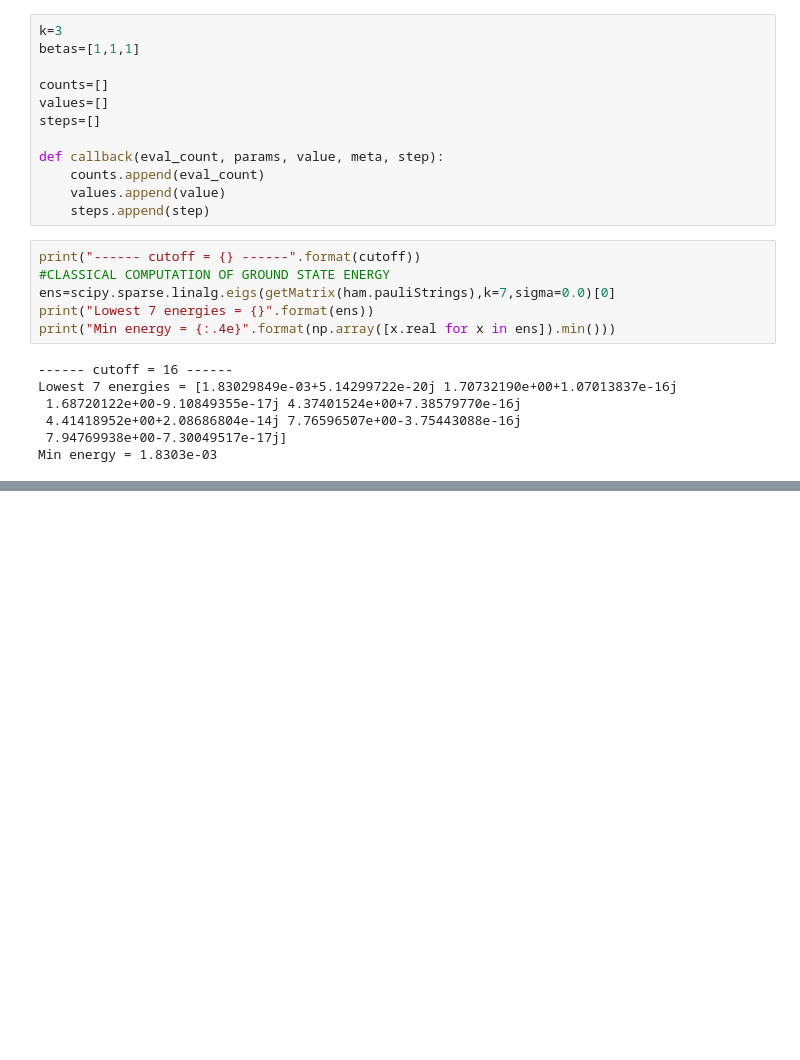
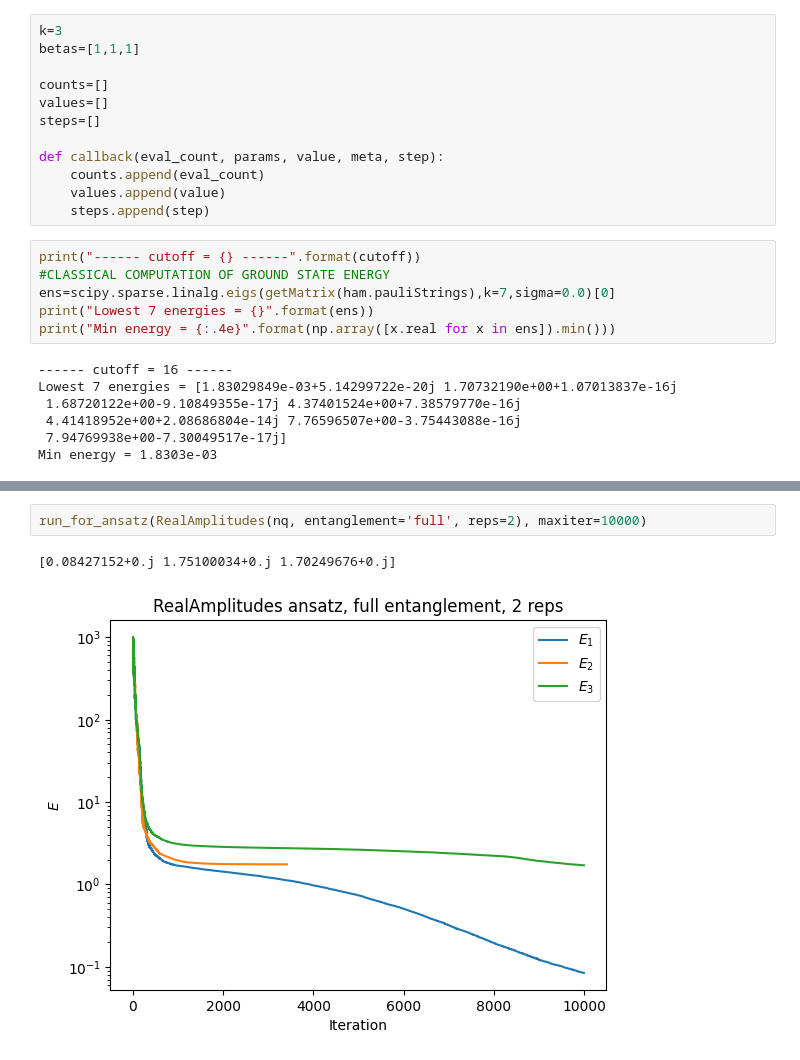
Before and after one commit to chrisculver/SUSY_QuantumComputing, a Jupyter notebook: production/vqd_aho_l16.ipynb, the cells around one changed output, grey strips where cells are left out. Cells and saved outputs as stored; diff of their text form; blank space fills up the shorter version.

```diff
--- a/production/vqd_aho_l16.ipynb
+++ b/production/vqd_aho_l16.ipynb
@@ -139,0 +188,5 @@ plt.legend(loc='upper right')
+# %%
+run_for_ansatz(RealAmplitudes(nq, entanglement='full', reps=2), maxiter=10000)
+# %% [output]
+[0.08427152+0.j 1.75100034+0.j 1.70249676+0.j]
+[figure, added]
```
Also changed, not shown: parts of 15 cells of this notebook.
